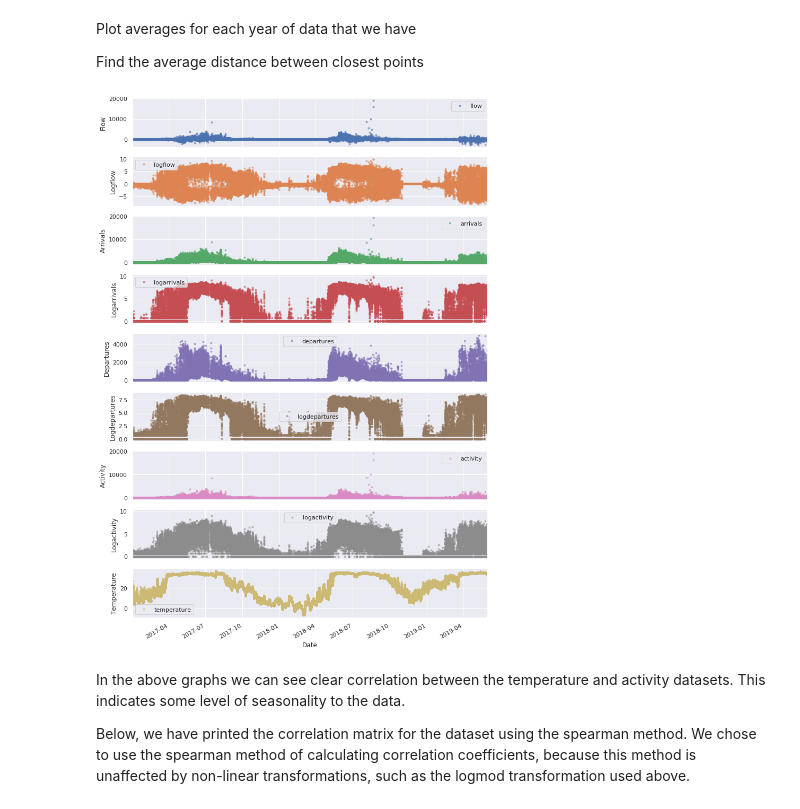
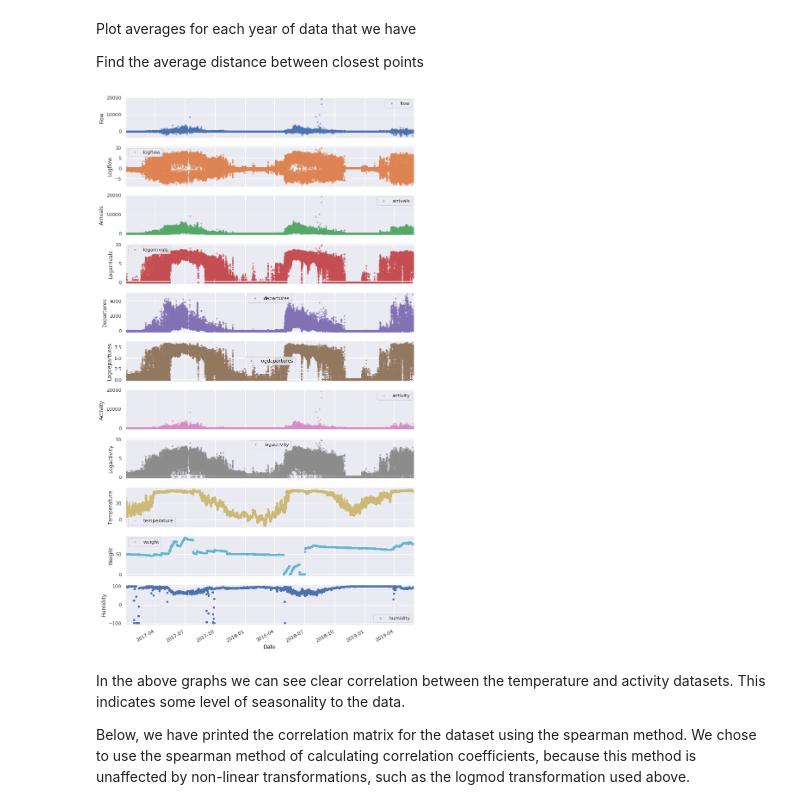
Before and after one commit to nickpalmer789/BeePredictor, a Jupyter notebook: exploratory_anlysis.ipynb, the cells around one changed output. Saved outputs shown, nothing was run; the diff lists cells and outputs as text; code cells hidden in the pictures.

```diff
--- a/exploratory_anlysis.ipynb
+++ b/exploratory_anlysis.ipynb
@@ -82,14 +82,14 @@ Find the average distance between closest points
 # %%
 #Set the default figure size with seaborn
 sns.set(rc={'figure.figsize':(11, 4)})
 
-data_plots = ['flow', 'logflow', 'arrivals', 'logarrivals', 'departures', 'logdepartures', 'activity', 'logactivity', 'temperature']
-axes = sch_data[data_plots].plot(marker='.', alpha=0.5, linestyle='None', subplots=True,figsize=(12,20))
+data_plots = ['flow', 'logflow', 'arrivals', 'logarrivals', 'departures', 'logdepartures', 'activity', 'logactivity', 'temperature', 'weight', 'humidity']
+axes = sch_data[data_plots].plot(marker='.', alpha=0.5, linestyle='None', subplots=True,figsize=(12,25))
 for i in range(len(axes)):
     axes[i].set_xlabel('Date')
     axes[i].set_ylabel(data_plots[i].capitalize())
 # %% [output]
-[figure, old version]
+[figure, new version]
 # %% [markdown]
 In the above graphs we can see clear correlation between the temperature and activity datasets. This indicates some level of seasonality to the data.
 
```
Also changed, not shown: parts of 3 cells of this notebook, 1 other file.
